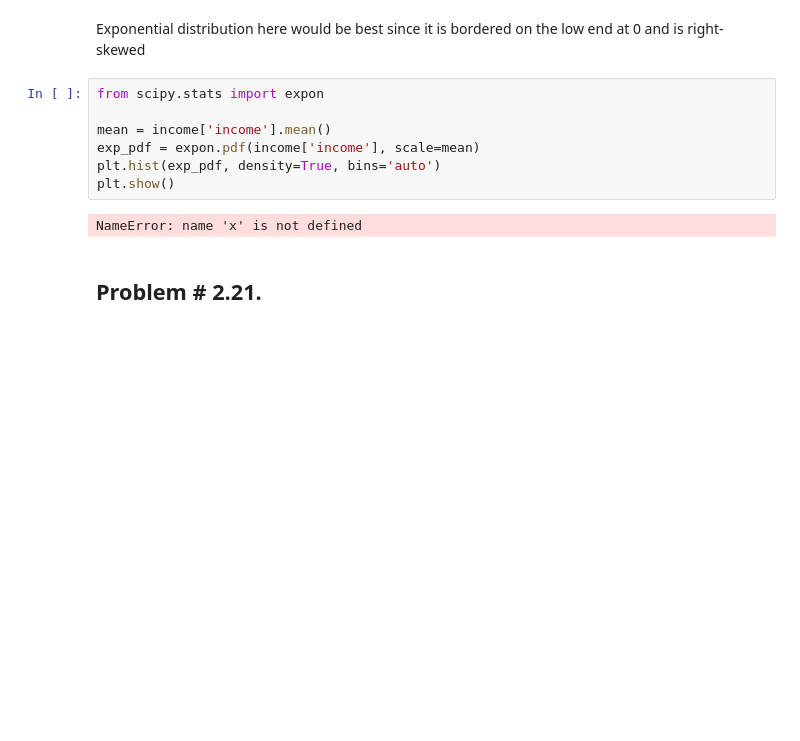
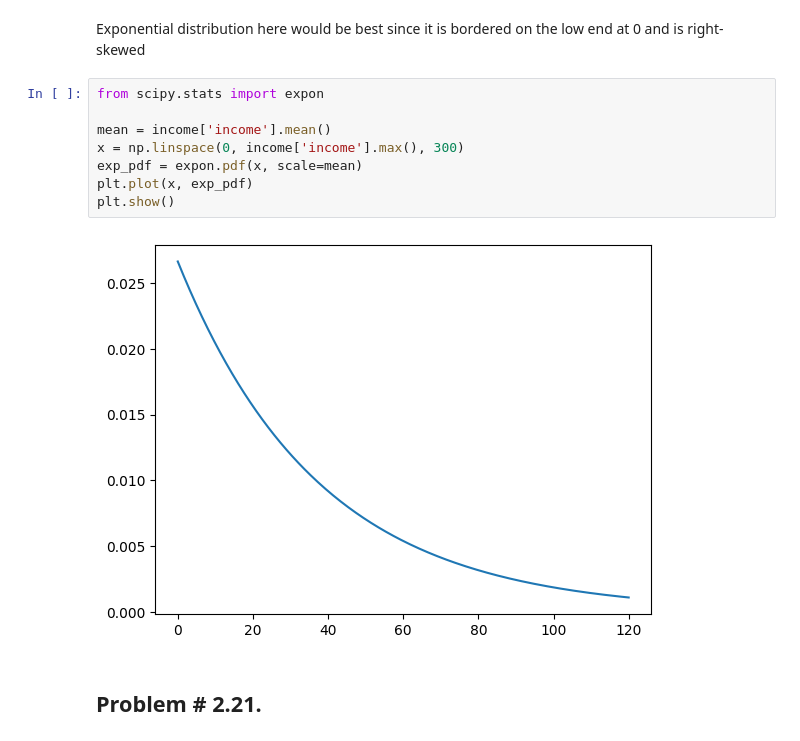
Before and after one commit to JustinSu11/Applied-Probability-and-Statistics-for-AI, a Jupyter notebook: Assignments/assignment 2.1/Justin_Nguyen_Assignment_2.1.ipynb, the cells around one changed output. Cells and saved outputs as stored; diff of their text form; blank space fills up the shorter version.

```diff
--- a/Assignments/assignment 2.1/Justin_Nguyen_Assignment_2.1.ipynb
+++ b/Assignments/assignment 2.1/Justin_Nguyen_Assignment_2.1.ipynb
@@ -279,12 +279,13 @@ Exponential distribution here would be best since it is bordered on the low end
 # %%
 from scipy.stats import expon
 
 mean = income['income'].mean()
-exp_pdf = expon.pdf(income['income'], scale=mean)
-plt.hist(exp_pdf, density=True, bins='auto')
+x = np.linspace(0, income['income'].max(), 300)
+exp_pdf = expon.pdf(x, scale=mean)
+plt.plot(x, exp_pdf)
 plt.show()
 # %% [output]
-NameError: name 'x' is not defined
+[figure, added]
 # %% [markdown]
 ## Problem # 2.21.
 # %% [markdown]
```
Also changed, not shown: parts of 3 cells of this notebook.
